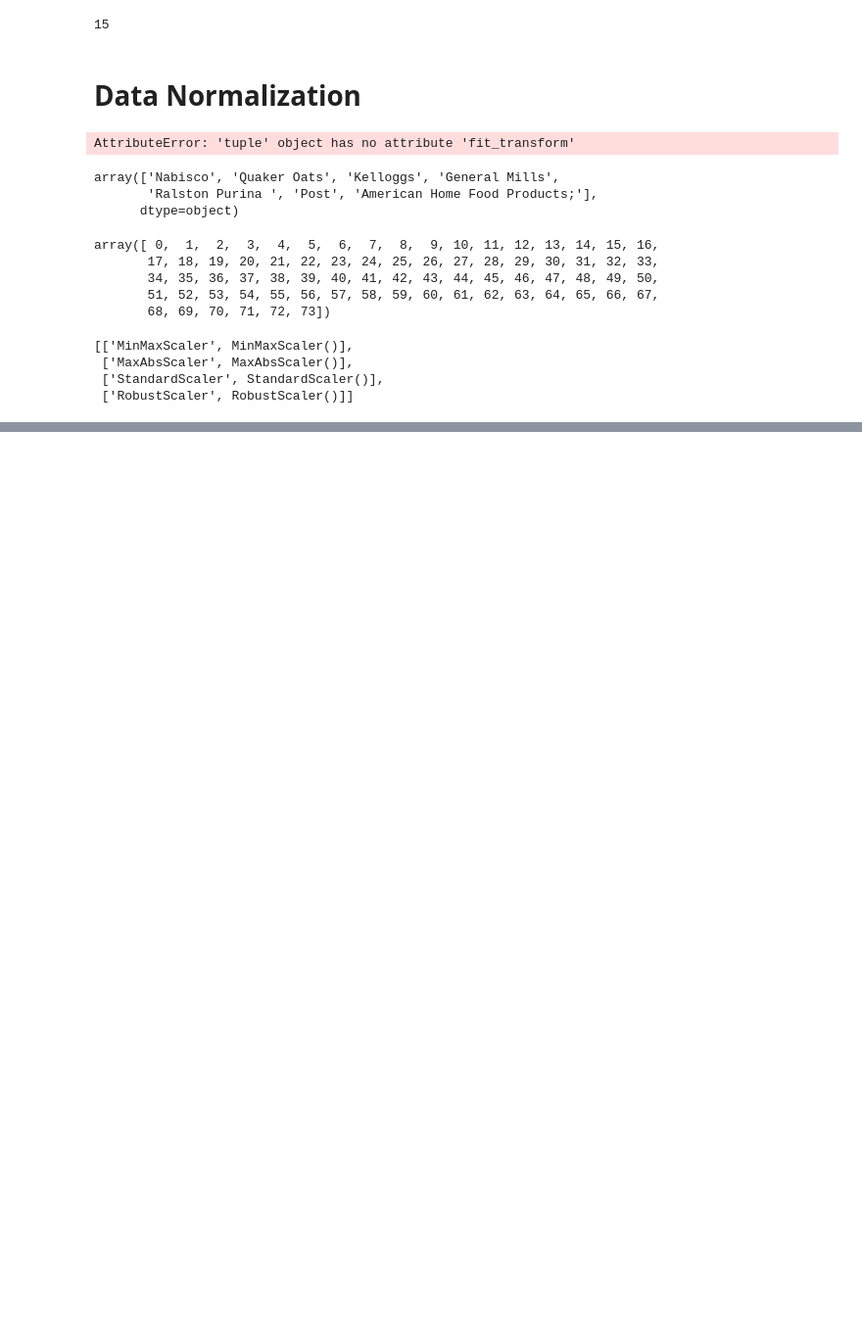
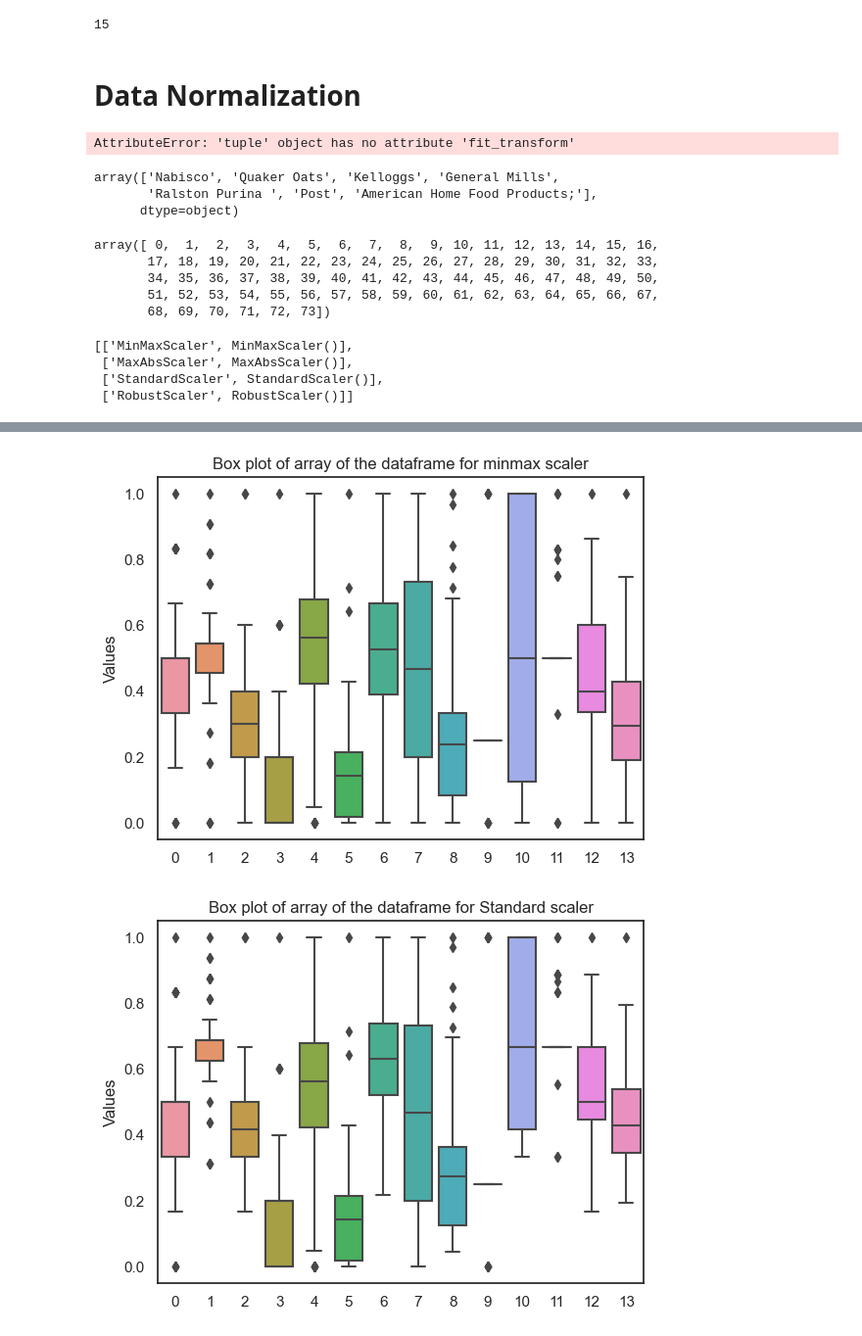
Before and after one commit to sabitijoel/machineLearning, a Jupyter notebook: joels.ipynb, the cells around one changed output, grey strips where cells are left out. Shown at 98% size. Drawn from its saved outputs; the diff is of its cells as text; code cells hidden in the pictures; blank space fills up the shorter version.

```diff
--- a/joels.ipynb
+++ b/joels.ipynb
@@ -903,3 +817,0 @@ array([[0.        , 0.4375    , 0.66666667, ..., 0.66666667, 0.22      ,
-# %%
-scaled_dataframes = []
-scaler = StandardScaler()
@@ -911,4 +817,0 @@ ValueError: The truth value of an array with more than one element is ambiguous.
-# %%
-
-    scaled_columns=scaler.fit_transform(columns_to_standardize)
-    scaled_dataframes.append(scaled_columns)
@@ -929,0 +1003,5 @@ column_to_standardize = df_clean[column_to_standardize]
+# %%
+minmax_scaled_df = scaled_dataframes[0]
+standard_scaled_df = scaled_dataframes[1]
+maxabs_scaled_df = scaled_dataframes[2]
+robust_scaled_df = scaled_dataframes[3]
@@ -929,0 +1025,40 @@ column_to_standardize = df_clean[column_to_standardize]
+# %%
+MinMax=minmax_scaled_df[1]
+StandardScaler = standard_scaled_df[1]
+MaxAbsScaler = maxabs_scaled_df[1]
+RobustScaler = robust_scaled_df[1]
+# %%
+ax = sns.boxplot(data=MinMax)
+
+ax.set_ylabel('Values')
+ax.set_title('Box plot of array of the dataframe for minmax scaler')
+
+# show the plot
+plt.show()
+
+ax = sns.boxplot(data=StandardScaler)
+
+ax.set_ylabel('Values')
+ax.set_title('Box plot of array of the dataframe for Standard scaler')
+
+# show the plot
+plt.show()
+
+ax = sns.boxplot(data=MaxAbsScaler)
+
+ax.set_ylabel('Values')
+ax.set_title('Box plot of array of the dataframe for Max Abs scaler')
+
+# show the plot
+plt.show()
+
+ax = sns.boxplot(data=RobustScaler)
+
+ax.set_ylabel('Values')
+ax.set_title('Box plot of array of the dataframe for RobustScaler')
+
+# show the plot
+plt.show()
+# %% [output]
+[figure, added]
+[figure, added]
```
Also changed, not shown: parts of 17 cells of this notebook.
